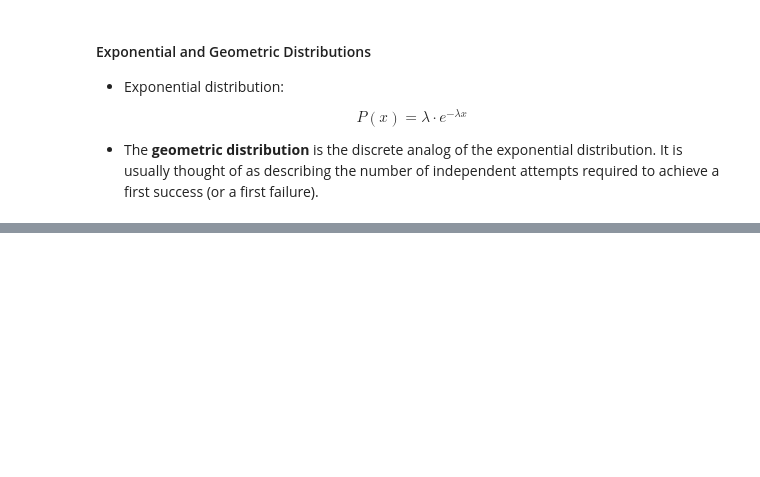
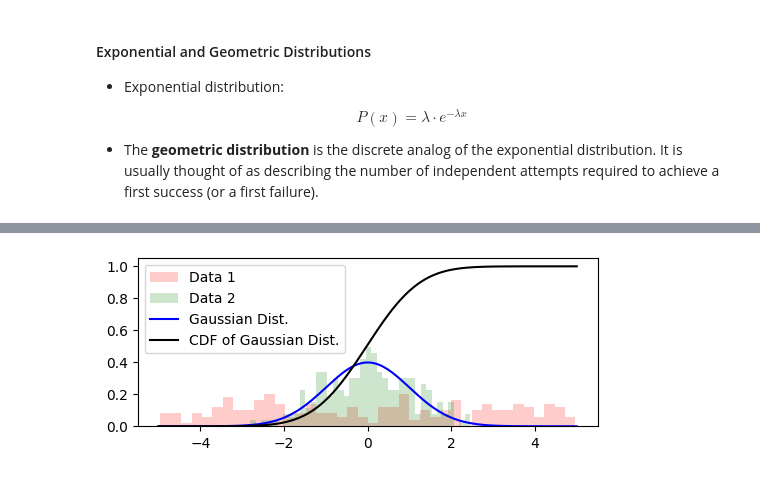
Before and after one commit to bruce88617/nycudopcs_advanced, a Jupyter notebook: Lectures/Lecture07/Lecture07.ipynb, the cells around one changed output, grey strips where cells are left out. Saved outputs shown, nothing was run; the diff lists cells and outputs as text; code cells hidden in the pictures; blank space fills up the shorter version.

```diff
--- a/Lectures/Lecture07/Lecture07.ipynb
+++ b/Lectures/Lecture07/Lecture07.ipynb
@@ -373,0 +326,19 @@ successfulFlirt()
+# %%
+N = 200
+x = np.linspace(-5,5,N)
+data1 = (np.random.rand(N)-0.5)*10
+data2 = np.random.randn(N)
+gauss = gaussDist(x, N=N)
+# %%
+# Method 1
+fig = plt.figure(figsize=(5,2), dpi=100, layout="constrained")
+ax = fig.add_subplot(111)
+ax.hist(data1, bins=N//5, density=True, stacked=True, color="r", alpha=0.2, label="Data 1")
+ax.hist(data2, bins=N//5, density=True, stacked=True, color="g", alpha=0.2, label="Data 2")
+ax.plot(x, gauss, "b", label="Gaussian Dist.")
+ax.plot(x, np.cumsum(gauss)/np.sum(gauss), "k", label="CDF of Gaussian Dist.")
+ax.legend(loc="best")
+
+plt.show()
+# %% [output]
+[figure, added]
```
Also changed, not shown: parts of 19 cells of this notebook.
